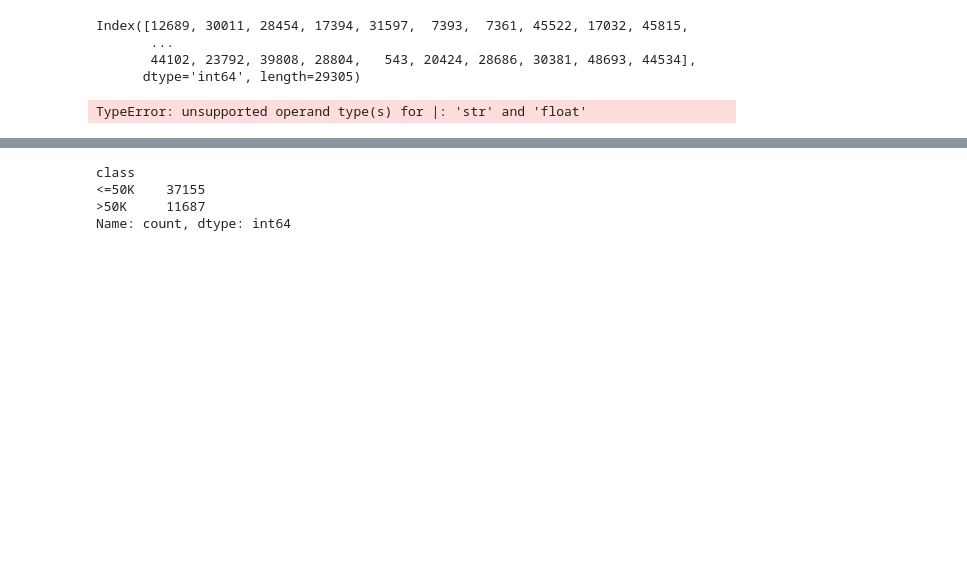
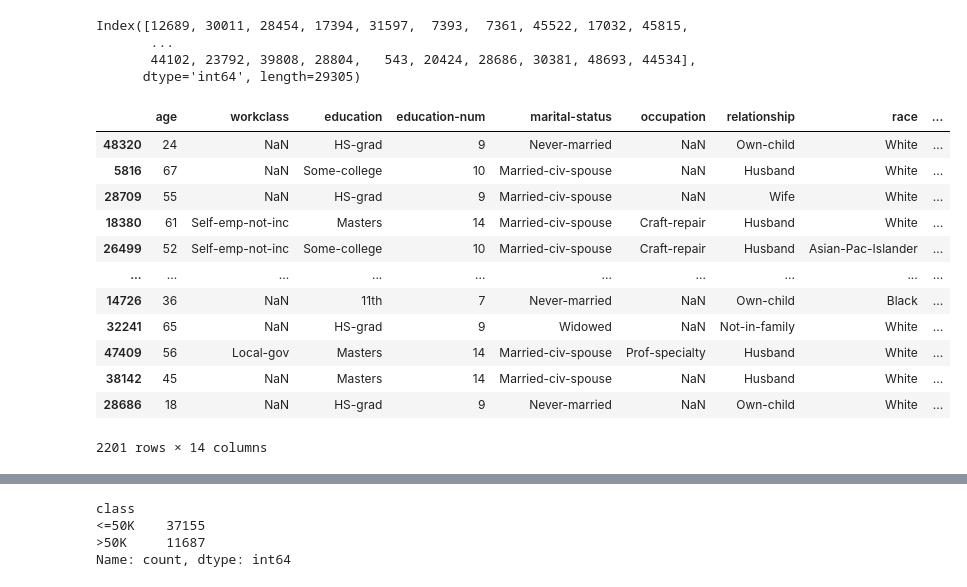
Before and after one commit to sooohaaan/fintech_service_4th, a Jupyter notebook: 06_Machine_Learning_Deep_Learning/09_지도학습_배깅_부스팅_연봉데이터.ipynb, the cells around one changed output, grey strips where cells are left out. Cells and saved outputs as stored; diff of their text form; code cells hidden in the pictures; blank space fills up the shorter version.

```diff
--- a/06_Machine_Learning_Deep_Learning/09_지도학습_배깅_부스팅_연봉데이터.ipynb
+++ b/06_Machine_Learning_Deep_Learning/09_지도학습_배깅_부스팅_연봉데이터.ipynb
@@ -561,8 +566,20 @@ Index([12689, 30011, 28454, 17394, 31597,  7393,  7361, 45522, 17032, 45815,
        44102, 23792, 39808, 28804,   543, 20424, 28686, 30381, 48693, 44534],
       dtype='int64', length=29305)
 # %%
-train[train['workclass'].isna() == True] | (train['occupation'].isna() == True) | (train['native-country'].isna() == True)
+train[(train['workclass'].isna() == True) | (train['occupation'].isna() == True) | (train['native-country'].isna() == True)]
 # %% [output]
+|  | age | workclass | education | education-num | marital-status | occupation | relationship | race | ... |
+| 48320 | 24 | NaN | HS-grad | 9 | Never-married | NaN | Own-child | White | ... |
+| 5816 | 67 | NaN | Some-college | 10 | Married-civ-spouse | NaN | Husband | White | ... |
+| 28709 | 55 | NaN | HS-grad | 9 | Married-civ-spouse | NaN | Wife | White | ... |
+| 18380 | 61 | Self-emp-not-inc | Masters | 14 | Married-civ-spouse | Craft-repair | Husband | White | ... |
+| 26499 | 52 | Self-emp-not-inc | Some-college | 10 | Married-civ-spouse | Craft-repair | Husband | Asian-Pac-Islander | ... |
+| ... | ... | ... | ... | ... | ... | ... | ... | ... | ... |
+| 14726 | 36 | NaN | 11th | 7 | Never-married | NaN | Own-child | Black | ... |
+| 32241 | 65 | NaN | HS-grad | 9 | Widowed | NaN | Not-in-family | White | ... |
+| 47409 | 56 | Local-gov | Masters | 14 | Married-civ-spouse | Prof-specialty | Husband | White | ... |
+| 38142 | 45 | NaN | Masters | 14 | Married-civ-spouse | NaN | Husband | White | ... |
+| 28686 | 18 | NaN | HS-grad | 9 | Never-married | NaN | Own-child | White | ... |
-TypeError: unsupported operand type(s) for |: 'str' and 'float'
+2201 rows × 14 columns
 # %%
 2201 / len(train) * 100
```
Also changed, not shown: parts of 43 cells of this notebook, 1 other file.
